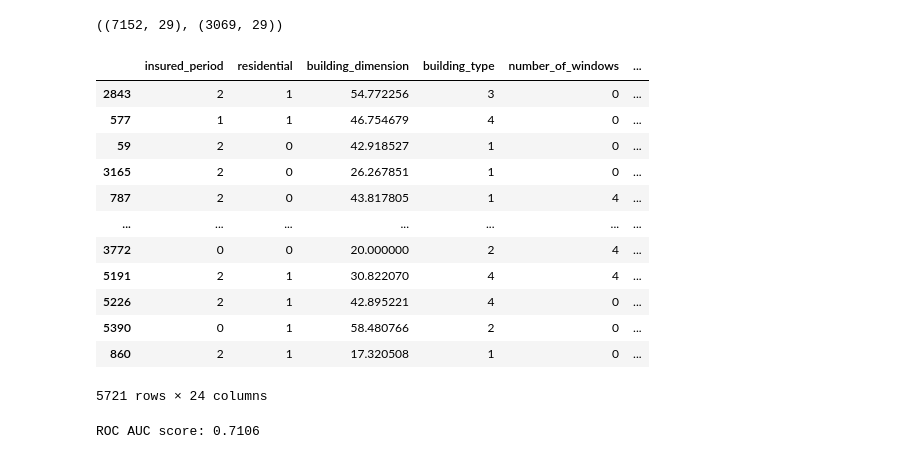
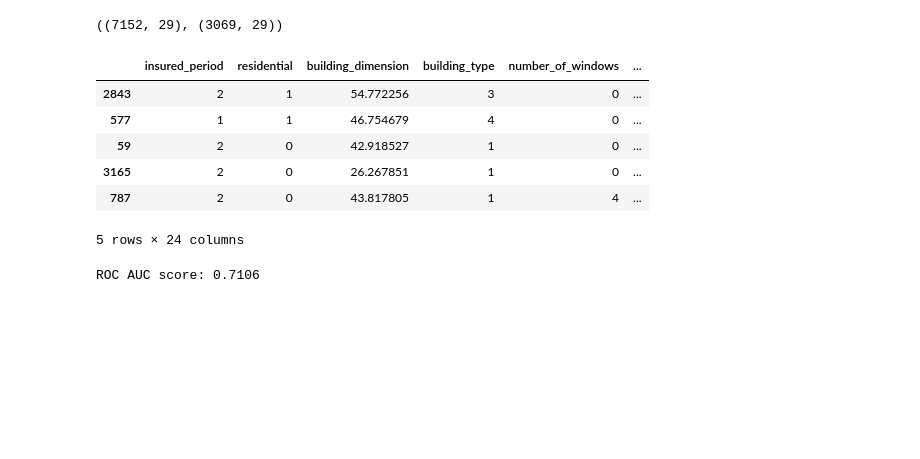
Before and after one commit to ShannonT20/House_Prediction_Modelling, a Jupyter notebook: house_insurance_model.ipynb, the cells around one changed output. Saved outputs shown, nothing was run; the diff lists cells and outputs as text; code cells hidden in the pictures; blank space fills up the shorter version.

```diff
--- a/house_insurance_model.ipynb
+++ b/house_insurance_model.ipynb
@@ -550,21 +527,14 @@ Index(['customer_id', 'year_of_observation', 'insured_period', 'residential',
       dtype='object')
 # %%
-# Create lag features (e.g., claims in the previous year)
-train_data['building_Last_Year'] = train_data.groupby('year_of_observation')['building_dimension'].shift()
-#train_data['building_occupancy_Last_Year'] = train_data.groupby('date_of_occupancy')['building_dimension'].shift()
+# create lag features of building_dimension in the previous year)
+train_data['building_dimension_lagged'] = train_data.groupby('year_of_observation')['building_dimension'].shift()
+test_data['building_dimension_lagged'] = test_data.groupby('year_of_observation')['building_dimension'].shift()
 
+# calculate rolling mean  3-year window
+train_data['dimension_year_rolling_mean'] = train_data.groupby('year_of_observation')['building_dimension'].rolling(window=3).mean().reset_index(level=0, drop=True)
+train_data['dimension_occupancy_rolling_mean'] = train_data.groupby('date_of_occupancy')['building_dimension'].rolling(window=3).mean().reset_index(level=0, drop=True)
 
-# Calculate rolling mean of claims over a 3-year window
-train_data['Rolling_Mean_building'] = train_data.groupby('year_of_observation')['building_dimension'].rolling(window=3).mean().reset_index(level=0, drop=True)
-train_data['Rolling_Mean_building_occupancy'] = train_data.groupby('date_of_occupancy')['building_dimension'].rolling(window=3).mean().reset_index(level=0, drop=True)
-
-# Create lag features (e.g., claims in the previous year)
-test_data['building_Last_Year'] = test_data.groupby('year_of_observation')['building_dimension'].shift()
-#test_data['building_occupancy_Last_Year'] = test_data.groupby('date_of_occupancy')['building_dimension'].shift()
-
-
-# Calculate rolling mean of claims over a 3-year window
-test_data['Rolling_Mean_building'] = test_data.groupby('year_of_observation')['building_dimension'].rolling(window=3).mean().reset_index(level=0, drop=True)
-test_data['Rolling_Mean_building_occupancy'] = test_data.groupby('date_of_occupancy')['building_dimension'].rolling(window=3).mean().reset_index(level=0, drop=True)
+test_data['dimension_year_rolling_mean'] = test_data.groupby('year_of_observation')['building_dimension'].rolling(window=3).mean().reset_index(level=0, drop=True)
+test_data['dimension_occupancy_rolling_mean'] = test_data.groupby('date_of_occupancy')['building_dimension'].rolling(window=3).mean().reset_index(level=0, drop=True)
 # %%
 #using log transformer on numeric variables
@@ -768,9 +638,9 @@ train_data
 # %%
-train_data['Rolling_Mean_building_occupancy'] = train_data['Rolling_Mean_building_occupancy'].fillna(0)
-test_data['Rolling_Mean_building_occupancy'] = test_data['Rolling_Mean_building_occupancy'].fillna(0)
+#filling in missings with 0
+train_data['dimension_occupancy_rolling_mean'] = train_data['dimension_occupancy_rolling_mean'].fillna(0)
+test_data['dimension_occupancy_rolling_mean'] = test_data['dimension_occupancy_rolling_mean'].fillna(0)
 # %%
 #feature creation
-from feature_engine.creation import CyclicalFeatures
-cf = CyclicalFeatures(variables=['year_occupied_before_insurance','building_dimension','building_type','Total_Insured_Period'])
+cf = CyclicalFeatures(variables=['year_occupied_before_insurance','building_dimension','building_type','total_insured_period_per_geocode'])
 train_data = cf.fit_transform(train_data)
 test_data = cf.fit_transform(test_data)
@@ -815,18 +664,12 @@ scaler = MinMaxScaler()
 X_train,X_test,y_train,y_test= train_test_split(X,y,test_size=0.2, random_state=42)
 # %%
-X_train
+X_train.head()
 # %% [output]
 |  | insured_period | residential | building_dimension | building_type | number_of_windows | ... |
 | 2843 | 2 | 1 | 54.772256 | 3 | 0 | ... |
 | 577 | 1 | 1 | 46.754679 | 4 | 0 | ... |
 | 59 | 2 | 0 | 42.918527 | 1 | 0 | ... |
 | 3165 | 2 | 0 | 26.267851 | 1 | 0 | ... |
 | 787 | 2 | 0 | 43.817805 | 1 | 4 | ... |
-| ... | ... | ... | ... | ... | ... | ... |
-| 3772 | 0 | 0 | 20.000000 | 2 | 4 | ... |
-| 5191 | 2 | 1 | 30.822070 | 4 | 4 | ... |
-| 5226 | 2 | 1 | 42.895221 | 4 | 0 | ... |
-| 5390 | 0 | 1 | 58.480766 | 2 | 0 | ... |
-| 860 | 2 | 1 | 17.320508 | 1 | 0 | ... |
-5721 rows × 24 columns
+5 rows × 24 columns
 # %%
```
Also changed, not shown: parts of 48 cells of this notebook, 1 other file.
